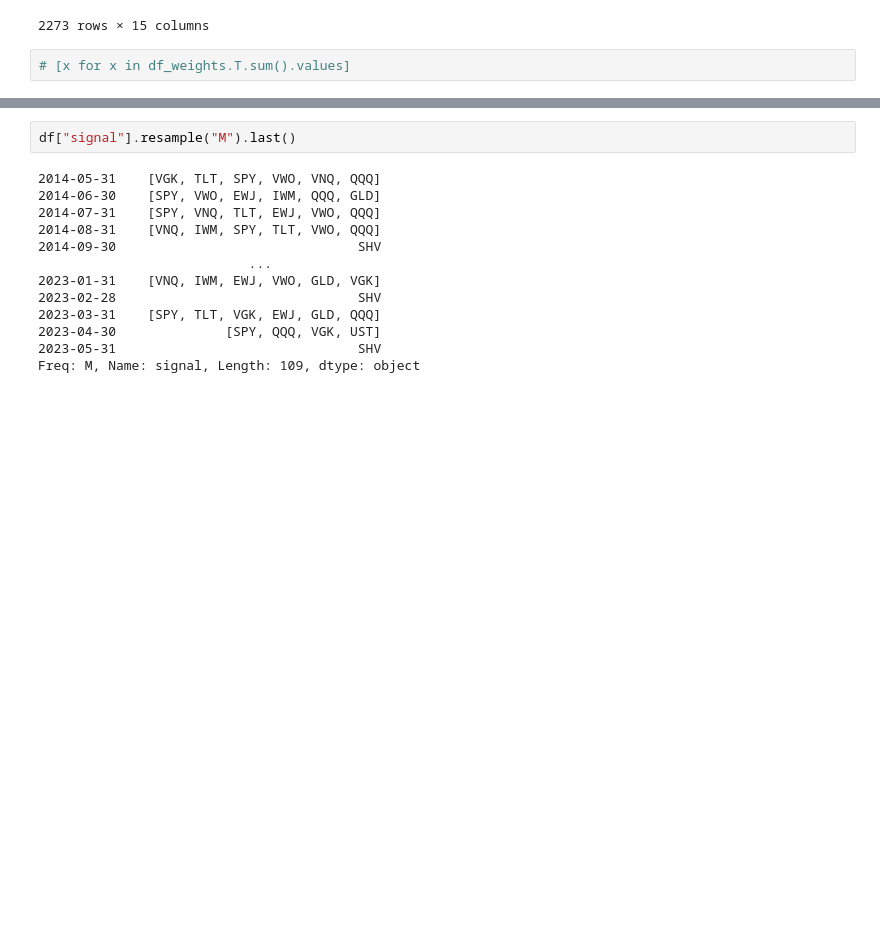
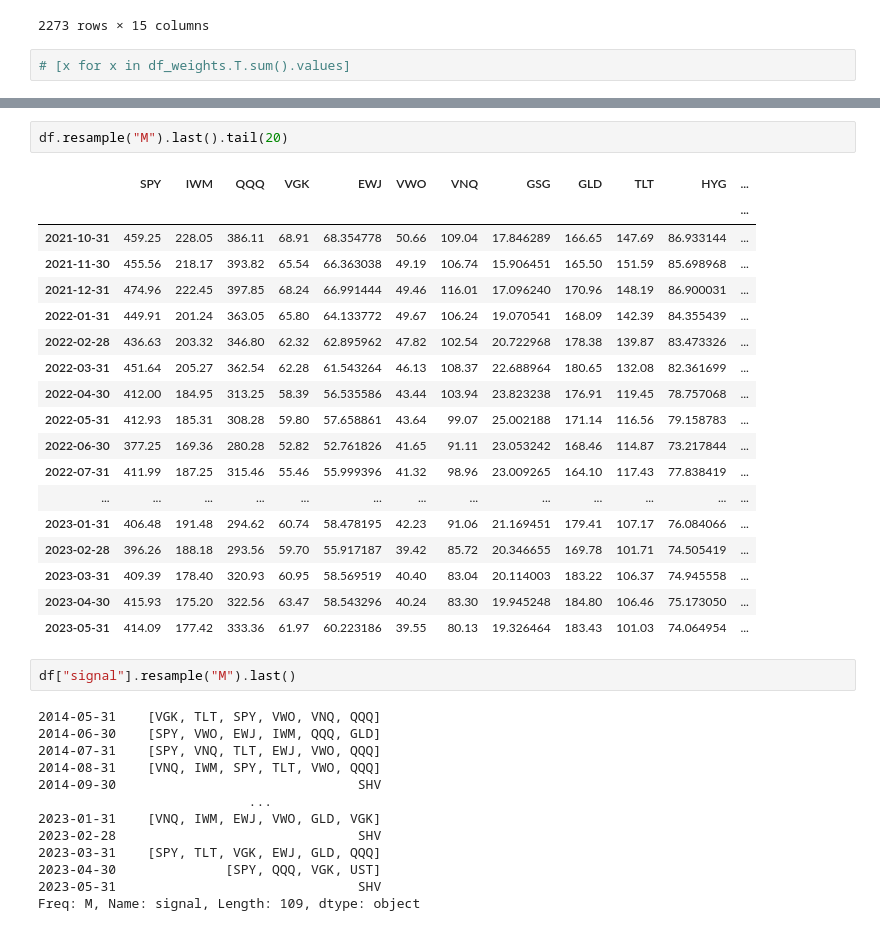
Before and after one commit to Jin2949/final_pjt, a Jupyter notebook: Younggi/DAA.ipynb, the cells around one changed output, grey strips where cells are left out. Cells and saved outputs as stored; diff of their text form; blank space fills up the shorter version.

```diff
--- a/Younggi/DAA.ipynb
+++ b/Younggi/DAA.ipynb
@@ -549,4 +548,25 @@ report.prices.plot()
 [figure]
+# %%
+df.resample("M").last().tail(20)
+# %% [output]
+|  | SPY | IWM | QQQ | VGK | EWJ | VWO | VNQ | GSG | GLD | TLT | HYG | ... |
+|  |  |  |  |  |  |  |  |  |  |  |  | ... |
+| 2021-10-31 | 459.25 | 228.05 | 386.11 | 68.91 | 68.354778 | 50.66 | 109.04 | 17.846289 | 166.65 | 147.69 | 86.933144 | ... |
+| 2021-11-30 | 455.56 | 218.17 | 393.82 | 65.54 | 66.363038 | 49.19 | 106.74 | 15.906451 | 165.50 | 151.59 | 85.698968 | ... |
+| 2021-12-31 | 474.96 | 222.45 | 397.85 | 68.24 | 66.991444 | 49.46 | 116.01 | 17.096240 | 170.96 | 148.19 | 86.900031 | ... |
+| 2022-01-31 | 449.91 | 201.24 | 363.05 | 65.80 | 64.133772 | 49.67 | 106.24 | 19.070541 | 168.09 | 142.39 | 84.355439 | ... |
+| 2022-02-28 | 436.63 | 203.32 | 346.80 | 62.32 | 62.895962 | 47.82 | 102.54 | 20.722968 | 178.38 | 139.87 | 83.473326 | ... |
+| 2022-03-31 | 451.64 | 205.27 | 362.54 | 62.28 | 61.543264 | 46.13 | 108.37 | 22.688964 | 180.65 | 132.08 | 82.361699 | ... |
+| 2022-04-30 | 412.00 | 184.95 | 313.25 | 58.39 | 56.535586 | 43.44 | 103.94 | 23.823238 | 176.91 | 119.45 | 78.757068 | ... |
+| 2022-05-31 | 412.93 | 185.31 | 308.28 | 59.80 | 57.658861 | 43.64 | 99.07 | 25.002188 | 171.14 | 116.56 | 79.158783 | ... |
+| 2022-06-30 | 377.25 | 169.36 | 280.28 | 52.82 | 52.761826 | 41.65 | 91.11 | 23.053242 | 168.46 | 114.87 | 73.217844 | ... |
+| 2022-07-31 | 411.99 | 187.25 | 315.46 | 55.46 | 55.999396 | 41.32 | 98.96 | 23.009265 | 164.10 | 117.43 | 77.838419 | ... |
+| ... | ... | ... | ... | ... | ... | ... | ... | ... | ... | ... | ... | ... |
+| 2023-01-31 | 406.48 | 191.48 | 294.62 | 60.74 | 58.478195 | 42.23 | 91.06 | 21.169451 | 179.41 | 107.17 | 76.084066 | ... |
+| 2023-02-28 | 396.26 | 188.18 | 293.56 | 59.70 | 55.917187 | 39.42 | 85.72 | 20.346655 | 169.78 | 101.71 | 74.505419 | ... |
+| 2023-03-31 | 409.39 | 178.40 | 320.93 | 60.95 | 58.569519 | 40.40 | 83.04 | 20.114003 | 183.22 | 106.37 | 74.945558 | ... |
+| 2023-04-30 | 415.93 | 175.20 | 322.56 | 63.47 | 58.543296 | 40.24 | 83.30 | 19.945248 | 184.80 | 106.46 | 75.173050 | ... |
+| 2023-05-31 | 414.09 | 177.42 | 333.36 | 61.97 | 60.223186 | 39.55 | 80.13 | 19.326464 | 183.43 | 101.03 | 74.064954 | ... |
 # %%
 df["signal"].resample("M").last()
 # %% [output]
```
Also changed, not shown: parts of 1 cell of this notebook.
